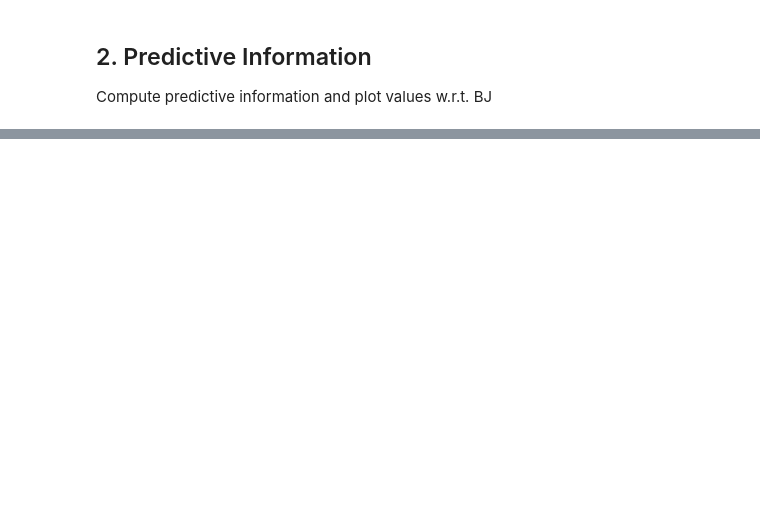
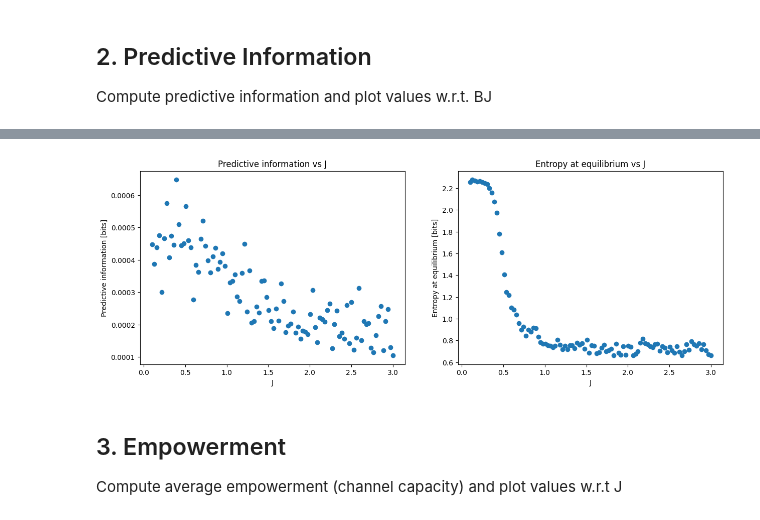
Before and after one commit to qianyangchen/IsingModel2D, a Jupyter notebook: Ising2D.ipynb, the cells around one changed output, grey strips where cells are left out. Drawn from its saved outputs; the diff is of its cells as text; code cells hidden in the pictures; blank space fills up the shorter version.

```diff
--- a/Ising2D.ipynb
+++ b/Ising2D.ipynb
@@ -184,0 +250,18 @@ Compute predictive information and plot values w.r.t. BJ
+# %%
+%%time
+# run for multiple J and compute pi for each J
+Js = np.linspace(0.1,3,100)
+N = 100
+time = 1000000
+pis = {}
+etps = {}
+offset = 4 # convert range [-4,4] to [0,8] for mi computation
+base = 2*offset+1
+numSample = 100000 # take 10k observations to compute pi
+
+for j in Js:
+    senses, actions, sensesNext, mus, magnetisations = simulation(N, time, j, bias=0.5, seed=0, plot=False)
+    S = senses[-numSample:] + offset # take the last 100k observations, disregard transient
+    SNext = sensesNext[-numSample:] + offset
+    pis[j] = mutual_information(S, SNext, base, base)
+    etps[j] = entropy(SNext, base)
@@ -184,0 +271,17 @@ Compute predictive information and plot values w.r.t. BJ
+# %%
+fig, axes = plt.subplots(nrows=1, ncols=2, figsize=(15, 5))
+ax = axes[0]
+ax.scatter(pis.keys(), pis.values())
+ax.set_title('Predictive information vs J');
+ax.set_xlabel('J');
+ax.set_ylabel('Predictive information [bits]');
+ax = axes[1]
+ax.scatter(etps.keys(), etps.values())
+ax.set_title('Entropy at equilibrium vs J');
+ax.set_xlabel('J');
+ax.set_ylabel('Entropy at equilibrium [bits]');
+# %% [output]
+[figure, added]
+# %% [markdown]
+## 3. Empowerment
+Compute average empowerment (channel capacity) and plot values w.r.t J
```
Also changed, not shown: parts of 14 cells of this notebook.
